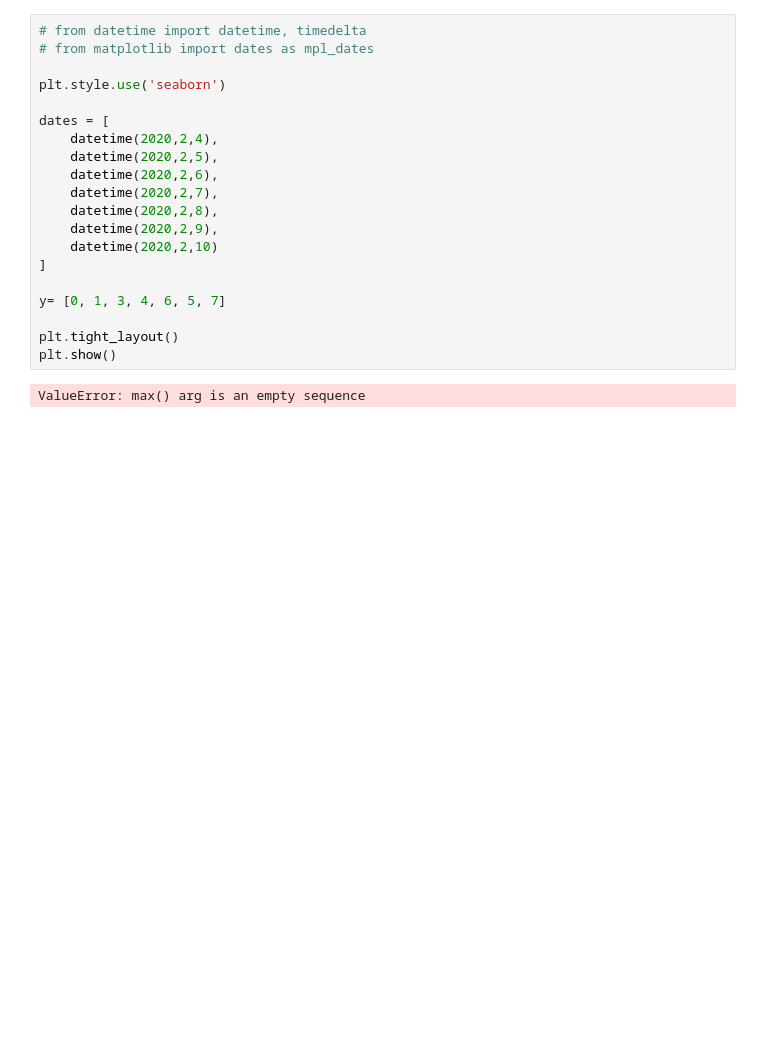
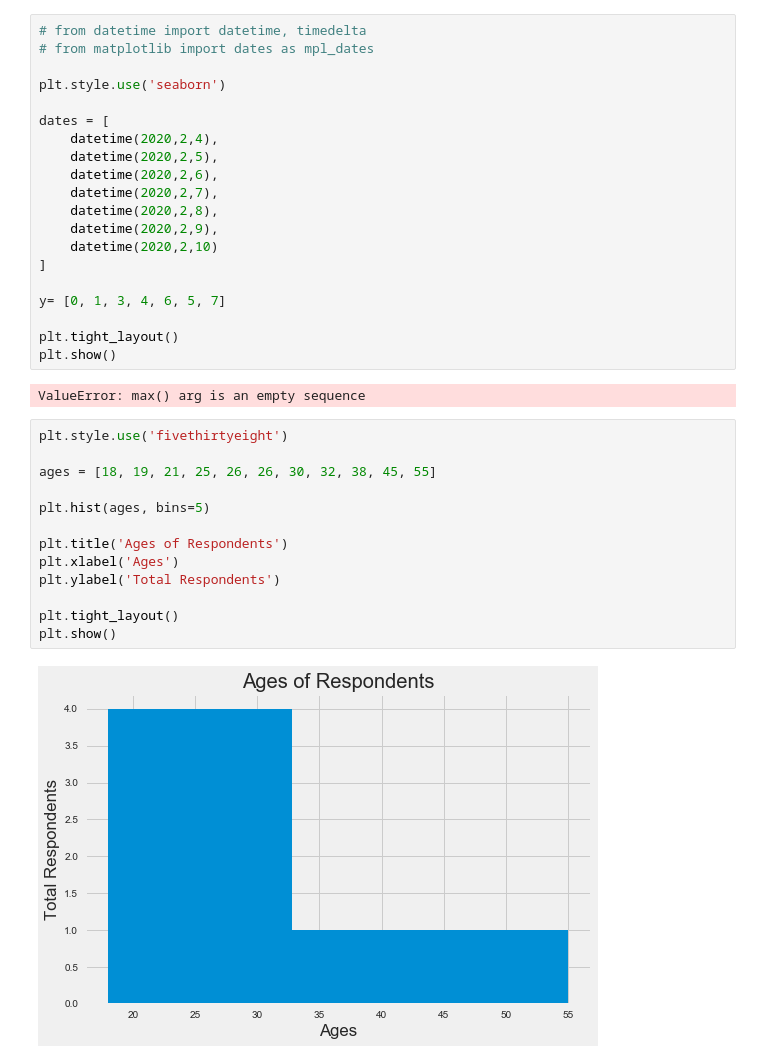
Before and after one commit to javawillch/spider_auction, a Jupyter notebook: data visualization with python.ipynb, the cells around one changed output. Cells and saved outputs as stored; diff of their text form; blank space fills up the shorter version.

Commit message:
Histogram

```diff
--- a/data visualization with python.ipynb
+++ b/data visualization with python.ipynb
@@ -194,3 +194,18 @@ plt.tight_layout()
 plt.show()
 # %% [output]
 ValueError: max() arg is an empty sequence
+# %%
+plt.style.use('fivethirtyeight')
+
+ages = [18, 19, 21, 25, 26, 26, 30, 32, 38, 45, 55]
+
+plt.hist(ages, bins=5)
+
+plt.title('Ages of Respondents')
+plt.xlabel('Ages')
+plt.ylabel('Total Respondents')
+
+plt.tight_layout()
+plt.show()
+# %% [output]
+[figure, added]
```
